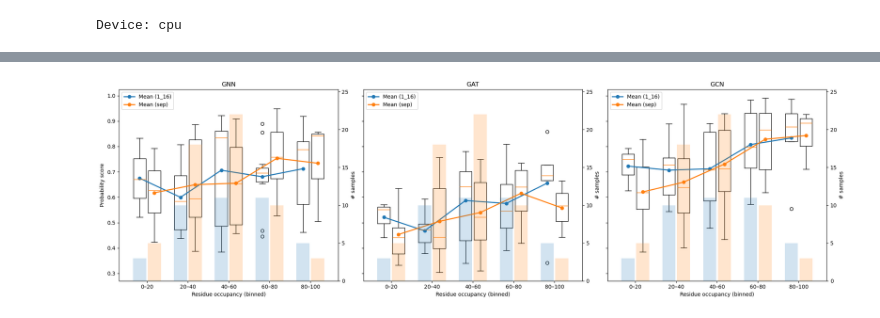
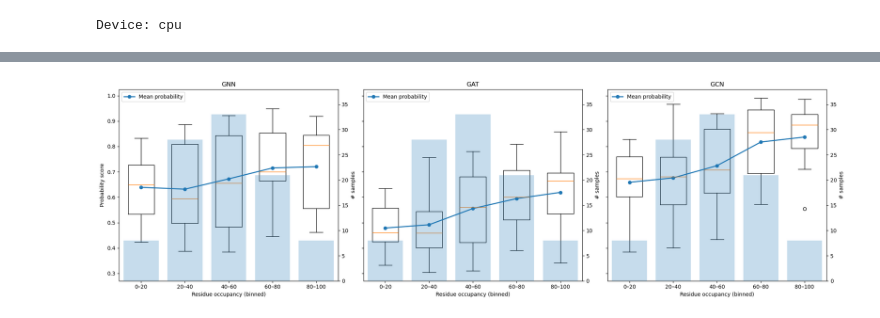
Before and after one commit to LynaLuo-Lab/CholBindNet, a Jupyter notebook: CLR_Ligand_Evaluation/Evaluation.ipynb, the cells around one changed output, grey strips where cells are left out. Drawn from its saved outputs; the diff is of its cells as text; code cells hidden in the pictures.

Commit message:
About to plot anton samples as well

```diff
--- a/CLR_Ligand_Evaluation/Evaluation.ipynb
+++ b/CLR_Ligand_Evaluation/Evaluation.ipynb
@@ -567,9 +567,9 @@ OCC_PREFIX_1_16 = "1_16-piezo-graph-5A"
 
 # sep results
 MODEL_FILES_SEP = {
-    "GNN": BASE / "PU_EvalOutputs_Ensemble/CNN2D_graph_format_sep/CNN2D_ENSEMBLE_eval_probs_and_labels.csv",
-    "GAT": BASE / "PU_EvalOutputs_Ensemble/GAT_separate_graphs_sep/GAT_ENSEMBLE_eval_probs_and_labels.csv",
-    "GCN": BASE / "PU_EvalOutputs_Ensemble/GCN_separate_graphs_sep/GCN_ENSEMBLE_eval_probs_and_labels.csv",
+    "GNN": BASE / "PU_EvalOutputs_Ensemble/sep_results/CNN2D_graph_format_sep/CNN2D_ENSEMBLE_eval_probs_and_labels.csv",
+    "GAT": BASE / "PU_EvalOutputs_Ensemble/sep_results/GAT_separate_graphs_sep/GAT_ENSEMBLE_eval_probs_and_labels.csv",
+    "GCN": BASE / "PU_EvalOutputs_Ensemble/sep_results/GCN_separate_graphs_sep/GCN_ENSEMBLE_eval_probs_and_labels.csv",
 }
 OCC_PREFIX_SEP = "separate-piezo-graph-5A"
 
@@ -670,10 +670,21 @@ dfs_1_16 = build_model_dfs(MODEL_FILES_1_16, dataset_label="1_16")
 dfs_sep  = build_model_dfs(MODEL_FILES_SEP,  dataset_label="sep")
 
 # =========================
-# Plot: for each model, show BOTH datasets together in the same panel
-# - Two boxplots per bin (offset): 1_16 vs sep
-# - Mean overlay per dataset
-# - Count bars per dataset (stacked-ish via offset; still on right axis)
+# Combine 1_16 + sep into ONE dataset per model
+# =========================
+dfs_all = {}
+for model_name in MODEL_FILES_1_16.keys():  # ["GNN","GAT","GCN"]
+    dfs_all[model_name] = pd.concat(
+        [dfs_1_16[model_name], dfs_sep[model_name]],
+        ignore_index=True
+    )
+
+
+# =========================
+# Plot: one dataset (1_16 + sep combined) per model
+# - Boxplots: probability (left y-axis)
+# - Mean overlay
+# - Bars: # samples (right y-axis)
 # =========================
 models_in_order = ["GNN", "GAT", "GCN"]
 
@@ -681,56 +692,55 @@ fig, axes = plt.subplots(1, len(models_in_order), figsize=(20, 6), sharey=True)
 if len(models_in_order) == 1:
     axes = [axes]
 
 x = np.arange(len(BIN_LABELS))
-offset = 0.18
-pos_1_16 = x - offset
-pos_sep  = x + offset
 
 for ax, model_name in zip(axes, models_in_order):
-    dfA = dfs_1_16[model_name]
-    dfB = dfs_sep[model_name]
+    df = dfs_all[model_name].copy()
 
-    # Gather arrays per bin
-    dataA = [dfA.loc[dfA["occ_bin"] == b, "prob"].values for b in BIN_LABELS]
-    dataB = [dfB.loc[dfB["occ_bin"] == b, "prob"].values for b in BIN_LABELS]
+    # Make sure bin order is consistent
+    df["occ_bin"] = df["occ_bin"].astype(
+        pd.CategoricalDtype(categories=BIN_LABELS, ordered=True)
+    )
 
-    countsA = [len(arr) for arr in dataA]
-    countsB = [len(arr) for arr in dataB]
+    # Per-bin arrays
+    data = [df.loc[df["occ_bin"] == b, "prob"].values for b in BIN_LABELS]
+    counts = [len(arr) for arr in data]
+    means = [np.mean(arr) if len(arr) else np.nan for arr in data]
 
-    meansA = [np.mean(arr) if len(arr) else np.nan for arr in dataA]
-    meansB = [np.mean(arr) if len(arr) else np.nan for arr in dataB]
+    # Boxplot
+    ax.boxplot(
+        data,
+        positions=x,
+        widths=0.6,
+        patch_artist=False,
+        showfliers=True
+    )
 
-    # Boxplots (same axis, offset positions)
-    ax.boxplot(dataA, positions=pos_1_16, widths=0.30, patch_artist=False, showfliers=True)
-    ax.boxplot(dataB, positions=pos_sep,  widths=0.30, patch_artist=False, showfliers=True)
-
-    # Mean overlays
-    ax.plot(pos_1_16, meansA, marker="o", linestyle="-", linewidth=2, label="Mean (1_16)")
-    ax.plot(pos_sep,  meansB, marker="o", linestyle="-", linewidth=2, label="Mean (sep)")
+    # Mean overlay
+    ax.plot(x, means, marker="o", linestyle="-", linewidth=2, label="Mean probability")
 
     ax.set_title(model_name)
     ax.set_xlabel("Residue occupancy (binned)")
     ax.set_xticks(x)
     ax.set_xticklabels(BIN_LABELS)
     if ax is axes[0]:
         ax.set_ylabel("Probability score")
 
-    # Secondary axis: bars for counts (offset to match their boxplots)
+    # Counts on secondary axis
     ax2 = ax.twinx()
-    ax2.bar(pos_1_16, countsA, alpha=0.20, width=0.32, label="# samples (1_16)")
-    ax2.bar(pos_sep,  countsB, alpha=0.20, width=0.32, label="# samples (sep)")
+    ax2.bar(x, counts, alpha=0.25, width=0.8)
     ax2.set_ylabel("# samples")
-    ax2.set_ylim(0, max([1] + countsA + countsB) * 1.15)
+    ax2.set_ylim(0, max([1] + counts) * 1.15)
 
     ax.legend(loc="upper left")
 
 plt.tight_layout()
 plt.show()
 
 # =========================
-# Quick sanity prints
+# Sanity prints
 # =========================
 for model_name in models_in_order:
-    print(f"{model_name}: 1_16 rows={len(dfs_1_16[model_name])}, sep rows={len(dfs_sep[model_name])}")
+    print(f"{model_name}: combined rows={len(dfs_all[model_name])}")
 # %% [output]
-[figure, old version]
+[figure, new version]
```
Also changed, not shown: parts of 3 cells of this notebook, 1 other file.
